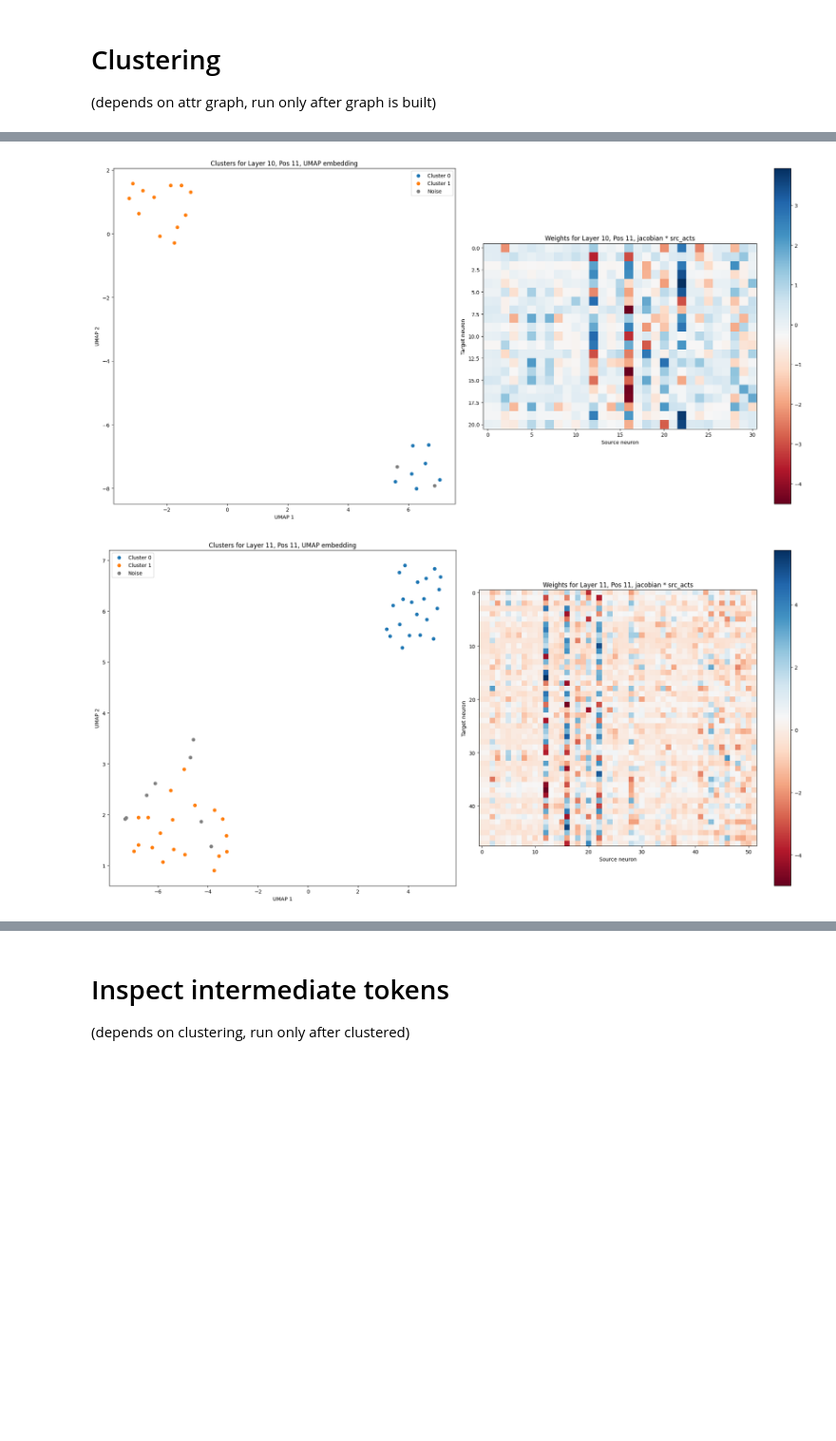
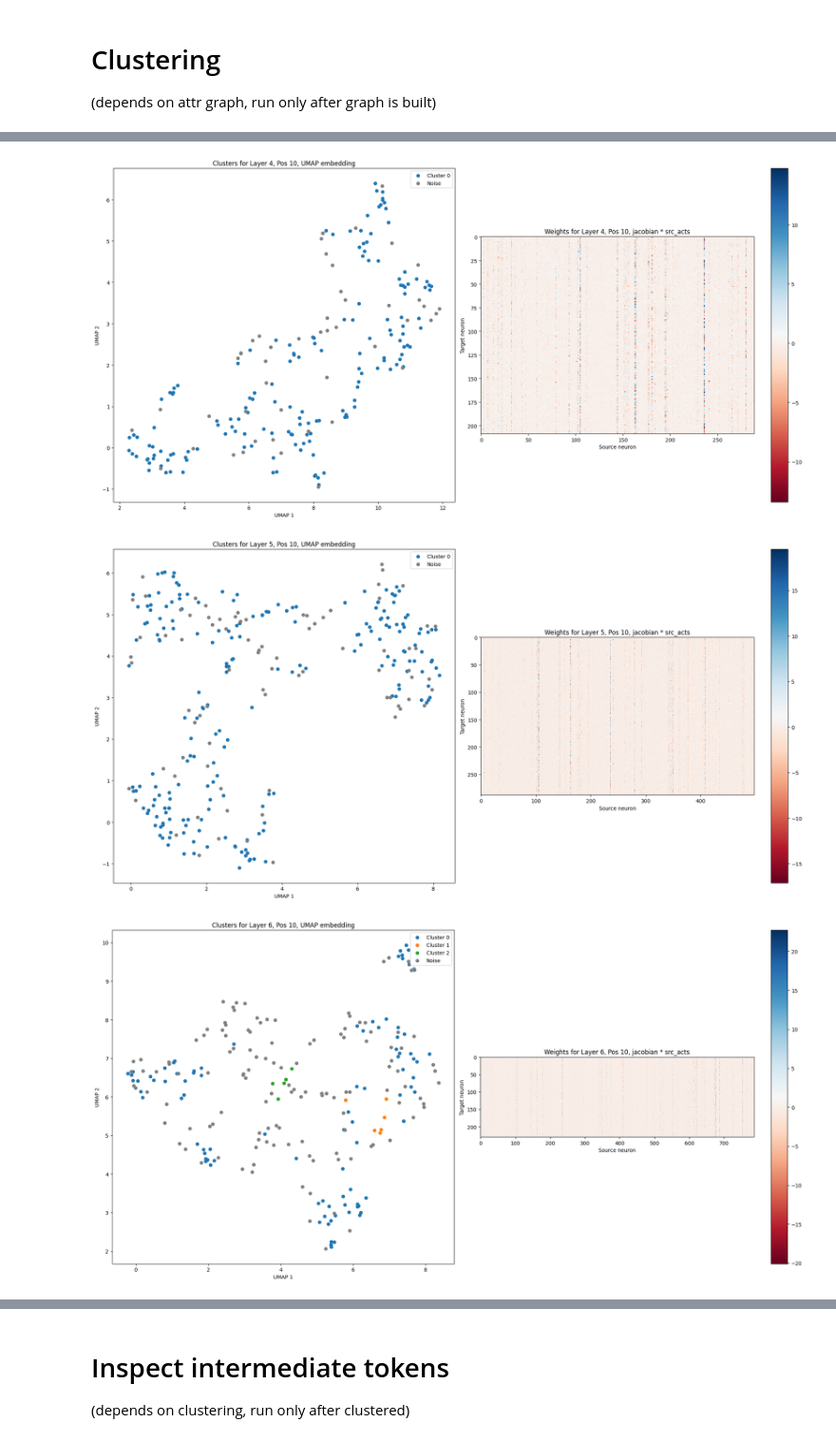
Before and after one commit to D4niel0s/NLP_project_circuits, a Jupyter notebook: neuron-clusters-influence.ipynb, the cells around one changed output, grey strips where cells are left out. Shown at 95% size. Saved outputs shown, nothing was run; the diff lists cells and outputs as text; code cells hidden in the pictures; blank space fills up the shorter version.

```diff
--- a/neuron-clusters-influence.ipynb
+++ b/neuron-clusters-influence.ipynb
@@ -492,9 +492,9 @@ if __name__ == "__main__":
 
     ## Generate IOI data
     clean_prompts, corrupted_prompts, answers = generate_ioi_data(num_samples)
-    clean_prompts = ['The National Aeronautics and Space Administration (N']
-    corrupted_prompts = ['a a a a a The National Security Agency (N']
-    answers = [('AS', 'SA')]
+    # clean_prompts = ['The National Aeronautics and Space Administration (N']
+    # corrupted_prompts = ['a a a a a The National Security Agency (N']
+    # answers = [('AS', 'SA')]
     clean_tokens = model.to_tokens(clean_prompts)
     corrupted_tokens = model.to_tokens(corrupted_prompts)
 
@@ -515,7 +515,7 @@ if __name__ == "__main__":
                                       clean_tokens[:num_circuit_samples],
                                       corrupted_tokens[:num_circuit_samples],
                                       answer_token_indices[:num_circuit_samples])
-    mask = compute_circuit_mask(attribution_scores, topk=100, exclude_layers=[0, 1])
+    mask = compute_circuit_mask(attribution_scores, topk=2000, exclude_layers=[0, 1])
     visualize_mask(model, mask.cpu(), clean_prompts[0])
     plt.savefig("ioi_circuit.png")
     plt.show()
@@ -537,8 +537,8 @@ Loaded pretrained model gpt2-small into HookedTransformer
 # %% [markdown]
 # Attribution graphs
 # %%
-sample_idx = 0
-seq_len = 12
+sample_idx = np.random.choice(len(clean_prompts))
+seq_len = 15
 take_k = 5 # Number of output nodes
 
 
@@ -781,7 +783,7 @@ lpos2clusters = {}
 for l,pos in unique_rows:
     target_nodes = inter_nodes[(inter_nodes[:,:2] == torch.tensor([l,pos])).all(dim=1)]
 
-    jacob = lpos2deriv[l,pos]#.to('cuda') # d target_neurons / d src_neurons , where src_neurons are all previous neurons in the circuit
+    jacob = lpos2deriv[l,pos].to('cuda') # d target_neurons / d src_neurons , where src_neurons are all previous neurons in the circuit
 
     if jacob.shape[1] == 0: # first layer has no previous neurons in the circuit, so it's not interesting here
         continue
@@ -842,2 +844,3 @@ plt.show()
-[figure, old version]
+[figure, new version]
-[figure, old version]
+[figure, new version]
+[figure, added]
```
Also changed, not shown: parts of 9 cells of this notebook.
